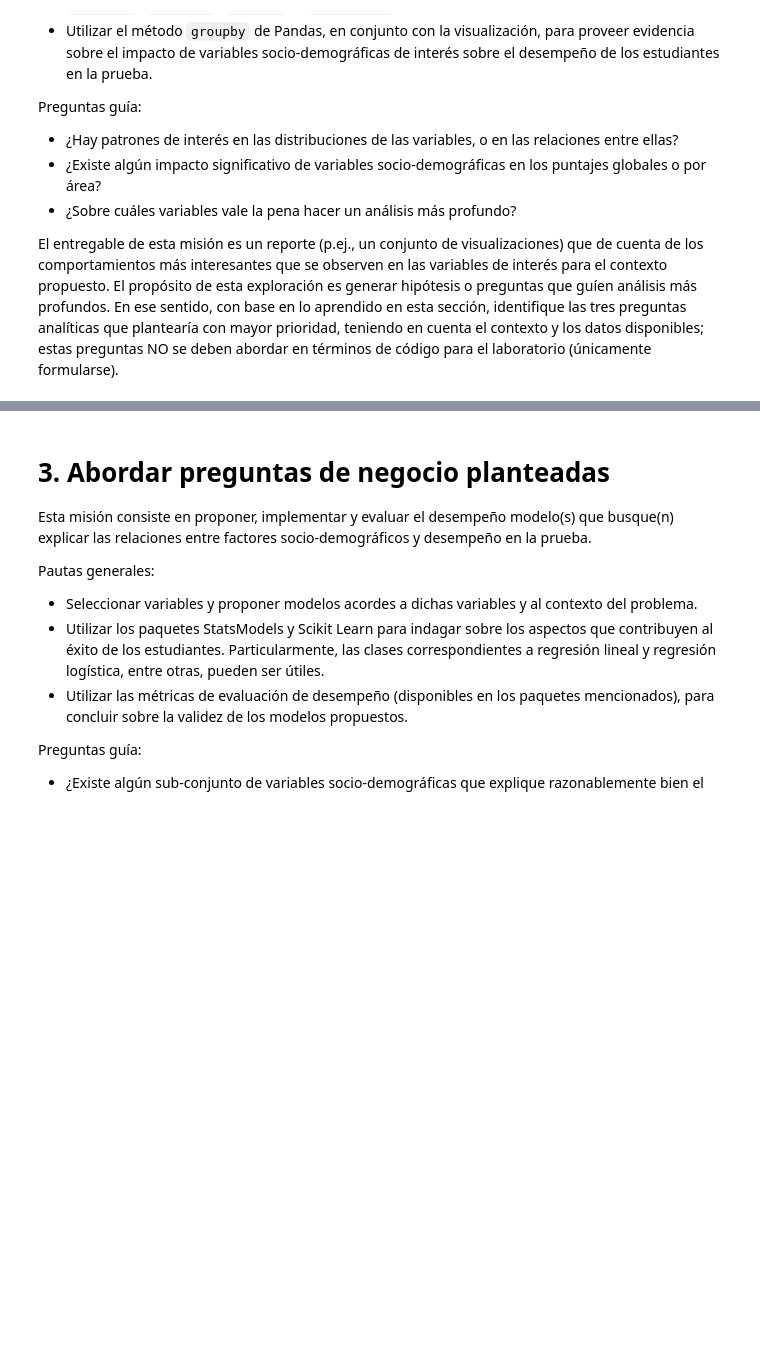
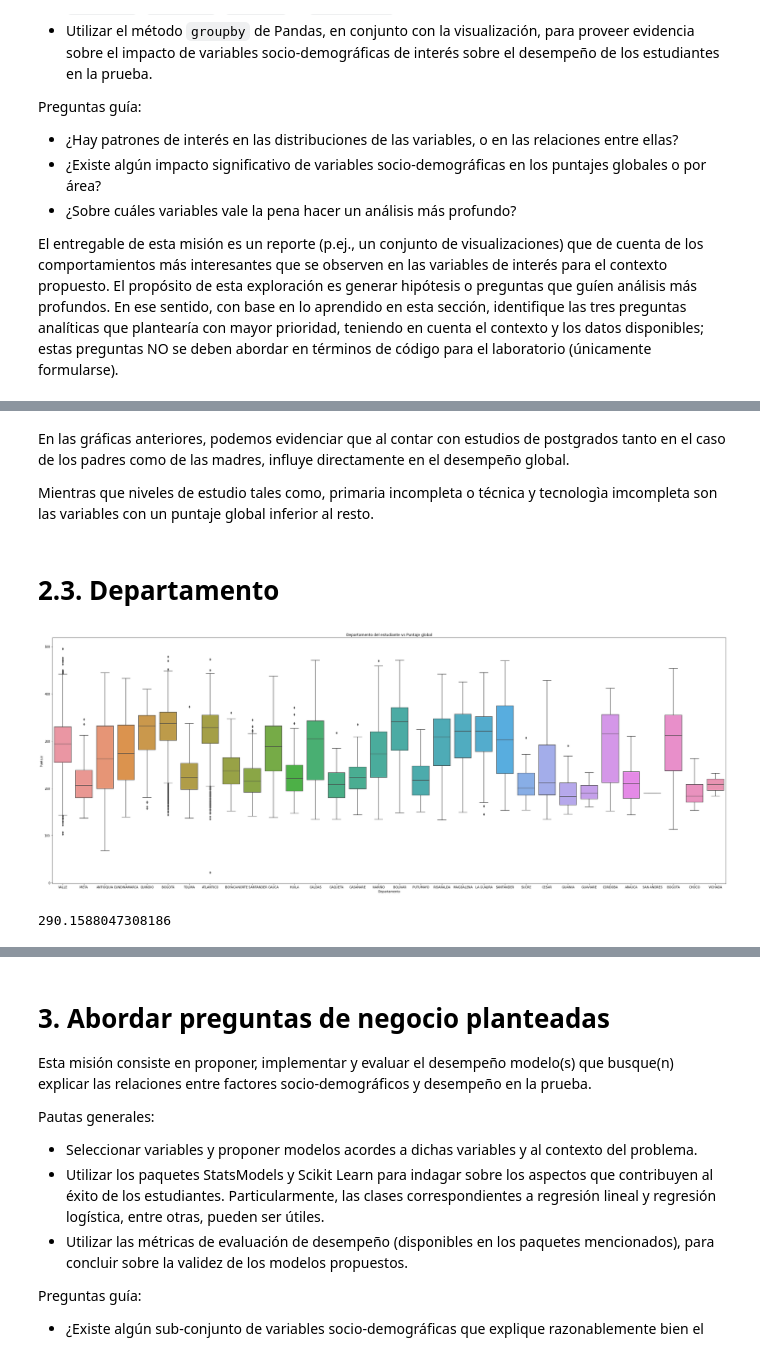
Before and after one commit to lvherrerab/MIIA_estudiante_18, a Jupyter notebook: Laboratorios/Laboratorio_2_18.ipynb, the cells around one changed output, grey strips where cells are left out. Cells and saved outputs as stored; diff of their text form; code cells hidden in the pictures; blank space fills up the shorter version.

```diff
--- a/Laboratorios/Laboratorio_2_18.ipynb
+++ b/Laboratorios/Laboratorio_2_18.ipynb
@@ -280,0 +335,23 @@ memory usage: 5.6+ MB
+# %% [markdown]
+En las gráficas anteriores, podemos evidenciar que al contar con estudios de postgrados tanto en el caso de los padres como de las madres, influye directamente en el desempeño global.
+
+Mientras que niveles de estudio tales como,  primaria incompleta o técnica y tecnologìa imcompleta son las variables con un puntaje global inferior al resto.
+# %% [markdown]
+
+# 2.3. Departamento
+# %%
+x = 40
+y = 15
+plt.figure(figsize = (x,y))
+ax = sns.boxplot(x=df["ESTU_DEPTO_RESIDE"], y= df["PUNT_GLOBAL"],
+                  linewidth=1.5 )
+plt.title("Departamento del estudiante vs Puntaje global")
+plt.ylabel("Puntaje")
+plt.xlabel("Departamento")
+plt.show();
+# %% [output]
+[figure, added]
+# %%
+df["PUNT_GLOBAL"].mean()
+# %% [output]
+290.1588047308186
```
Also changed, not shown: parts of 49 cells of this notebook, 3 other files.
